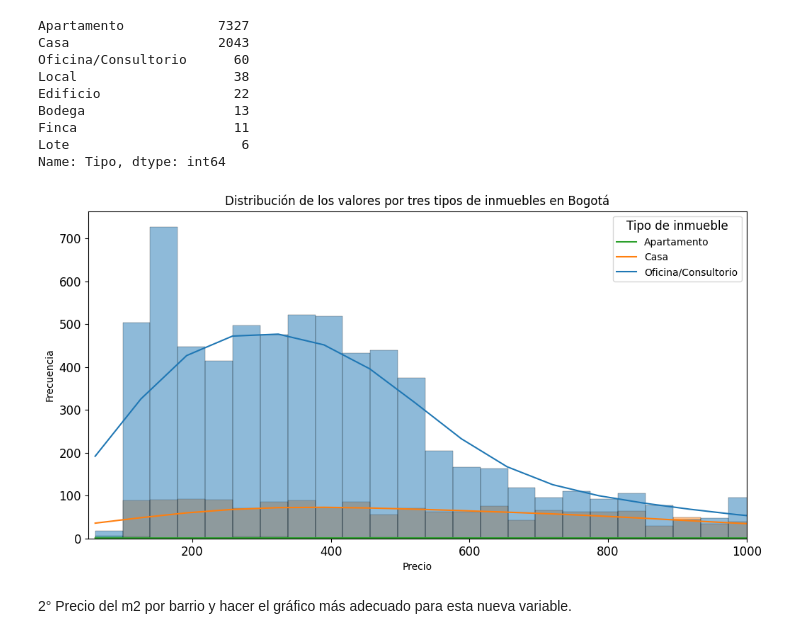
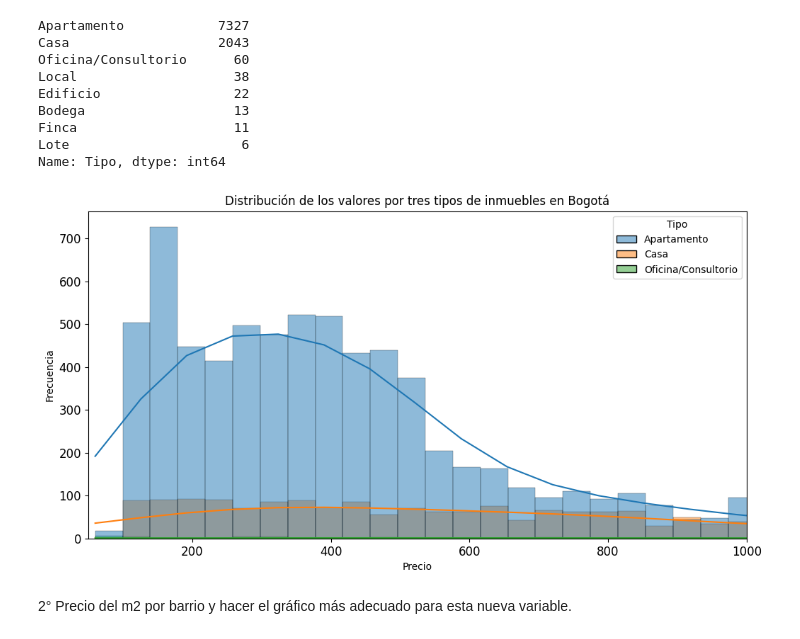
Before and after one commit to Sebastian-SS/Alura_Classroom, a Jupyter notebook: Inmersion_de_datos.ipynb, the cells around one changed output. Drawn from its saved outputs; the diff is of its cells as text; code cells hidden in the pictures.

```diff
--- a/Inmersion_de_datos.ipynb
+++ b/Inmersion_de_datos.ipynb
@@ -471,37 +471,34 @@ Name: Tipo, dtype: int64
 # %%
 import matplotlib.pyplot as plt
 import seaborn as sns
 
 plt.figure(figsize=(12,6))
 
 # Seleccionamos los tres tipos de inmuebles más representativos
 tipos = ['Apartamento', 'Casa', 'Oficina/Consultorio']
 inmuebles_filtrados = inmuebles[inmuebles['Tipo'].isin(tipos)]
 
 # Seleccionamos una paleta de colores adecuada para cada tipo de inmueble
 palette = {'Apartamento': '#1f77b4', 'Casa': '#ff7f0e', 'Oficina/Consultorio': '#2ca02c'}
 
 # Graficamos la distribución de los precios por tipo de inmueble
 grafica = sns.histplot(data=inmuebles_filtrados, x='Precio_Millon', kde=True, hue='Tipo', palette=palette)
 
-# Añadimos títulos más descriptivos y en negrita
+# Añadimos títulos más descriptivos
 grafica.set(title='Distribución de los valores por tres tipos de inmuebles en Bogotá', xlabel='Precio', ylabel='Frecuencia')
 
 # Aumentamos el tamaño de las etiquetas de los ejes
 plt.xticks(fontsize=12)
 plt.yticks(fontsize=12)
 
 # Limitamos el eje x para una mejor visualización
 plt.xlim((50,1000))
 
-# Añadimos una leyenda más clara
-plt.legend(title='Tipo de inmueble', title_fontsize=12, fontsize=10, labels=['Apartamento', 'Casa', 'Oficina/Consultorio'])
-
 # Guardamos la gráfica en formato png
 plt.savefig('/content/drive/MyDrive/Alura/valor_tipo_inmuebles.png', format='png')
 
 plt.show()
 # %% [output]
-[figure, old version]
+[figure, new version]
 # %% [markdown]
 2°  Precio del m2 por barrio y hacer el gráfico más adecuado para esta nueva variable.
```
Also changed, not shown: parts of 2 cells of this notebook.
